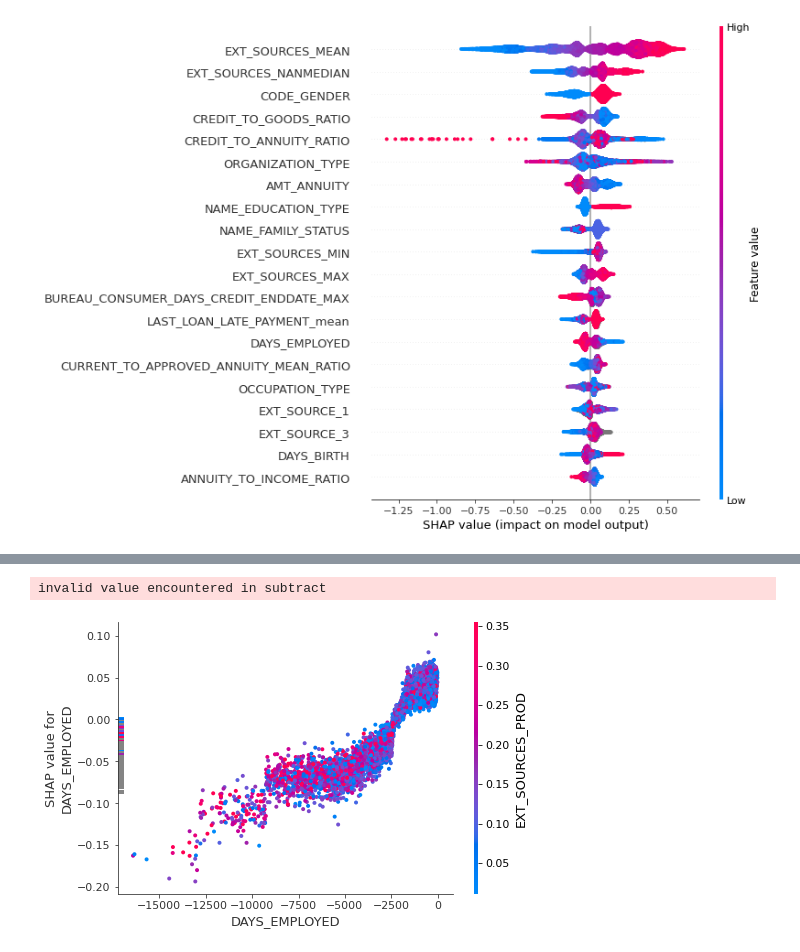
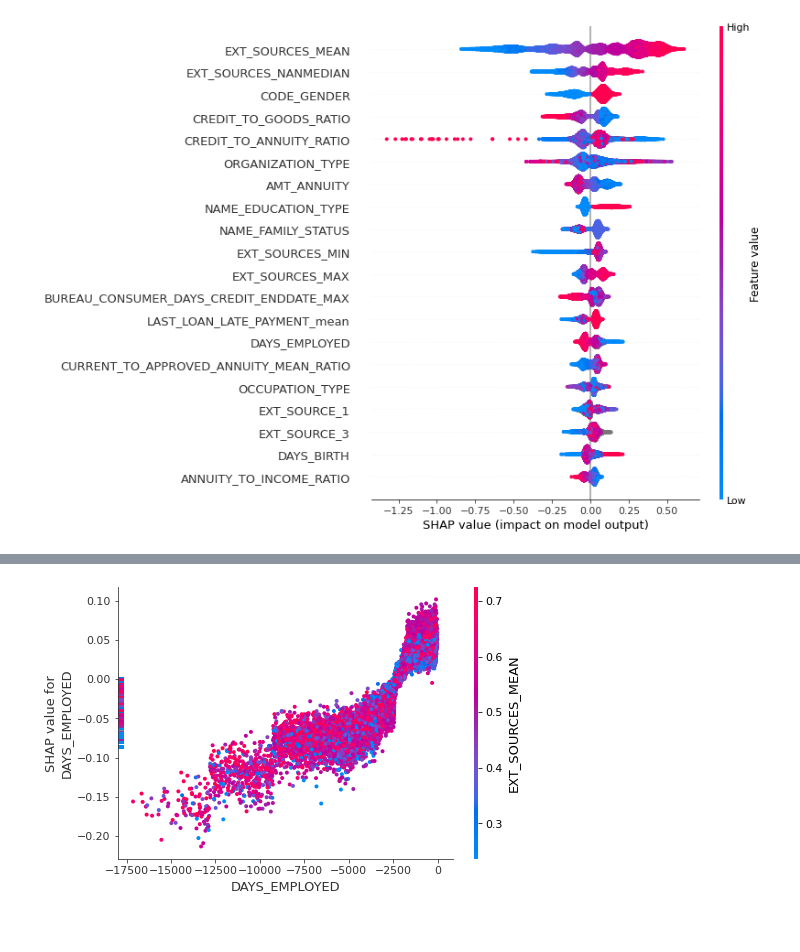
Before and after one commit to eileencho/rds-project, a Jupyter notebook: Stability_and_Explainability_analysis.ipynb, the cells around one changed output, grey strips where cells are left out. Saved outputs shown, nothing was run; the diff lists cells and outputs as text; code cells hidden in the pictures.

Commit message:
adding extra graphs

```diff
--- a/Stability_and_Explainability_analysis.ipynb
+++ b/Stability_and_Explainability_analysis.ipynb
@@ -411,7 +422,6 @@ invalid value encountered in subtract
 # %%
-shap.dependence_plot("DAYS_EMPLOYED",shap_values[1],valid_x, interaction_index = "auto", show=False)
+shap.dependence_plot("DAYS_EMPLOYED",shap_values[1],valid_x, interaction_index = "EXT_SOURCES_MEAN", show=False)
 fig = plt.gcf()
-fig.savefig(os.path.join(OUTPUT_DIR,"shap_days_employed.png"))
+fig.savefig(os.path.join(OUTPUT_DIR,"shap_days_employed.png"),bbox_inches = "tight")
 # %% [output]
-invalid value encountered in subtract
-[figure, old version]
+[figure, new version]
```
Also changed, not shown: parts of 16 cells of this notebook.
